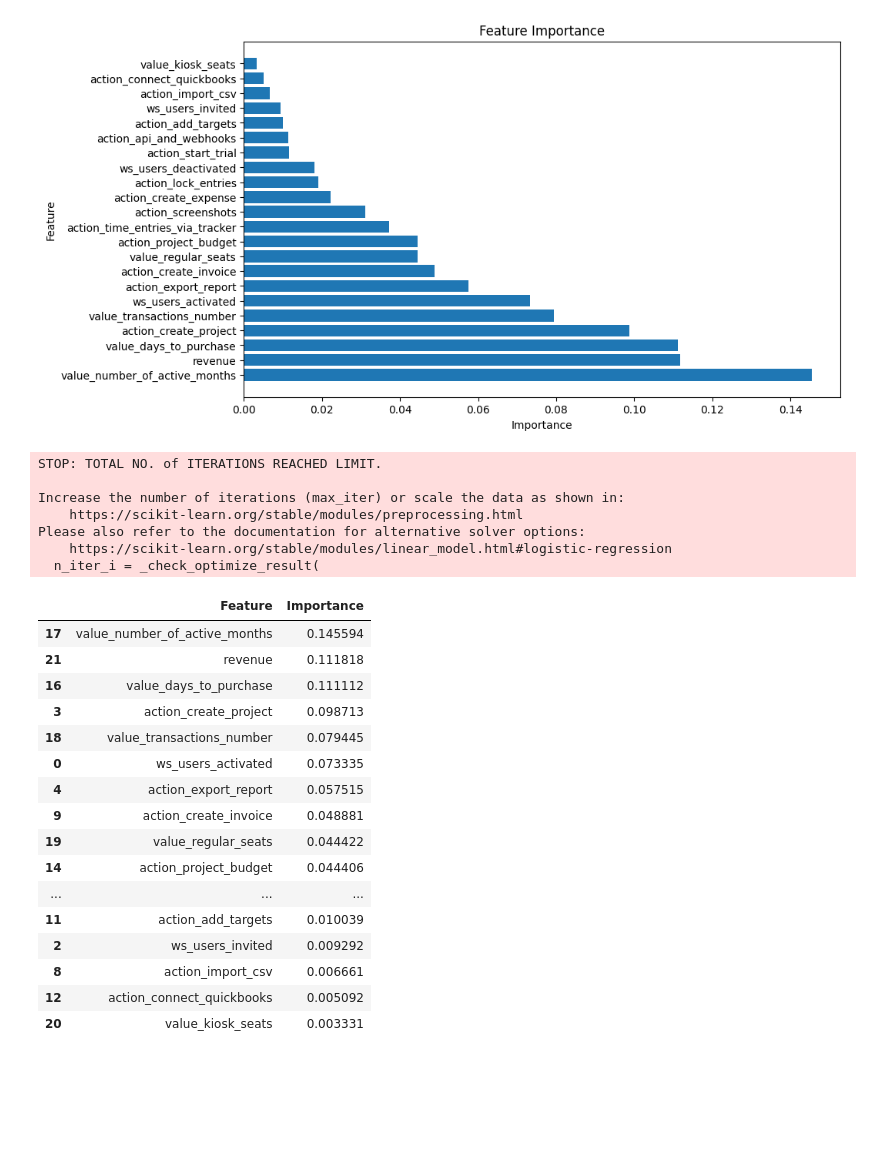
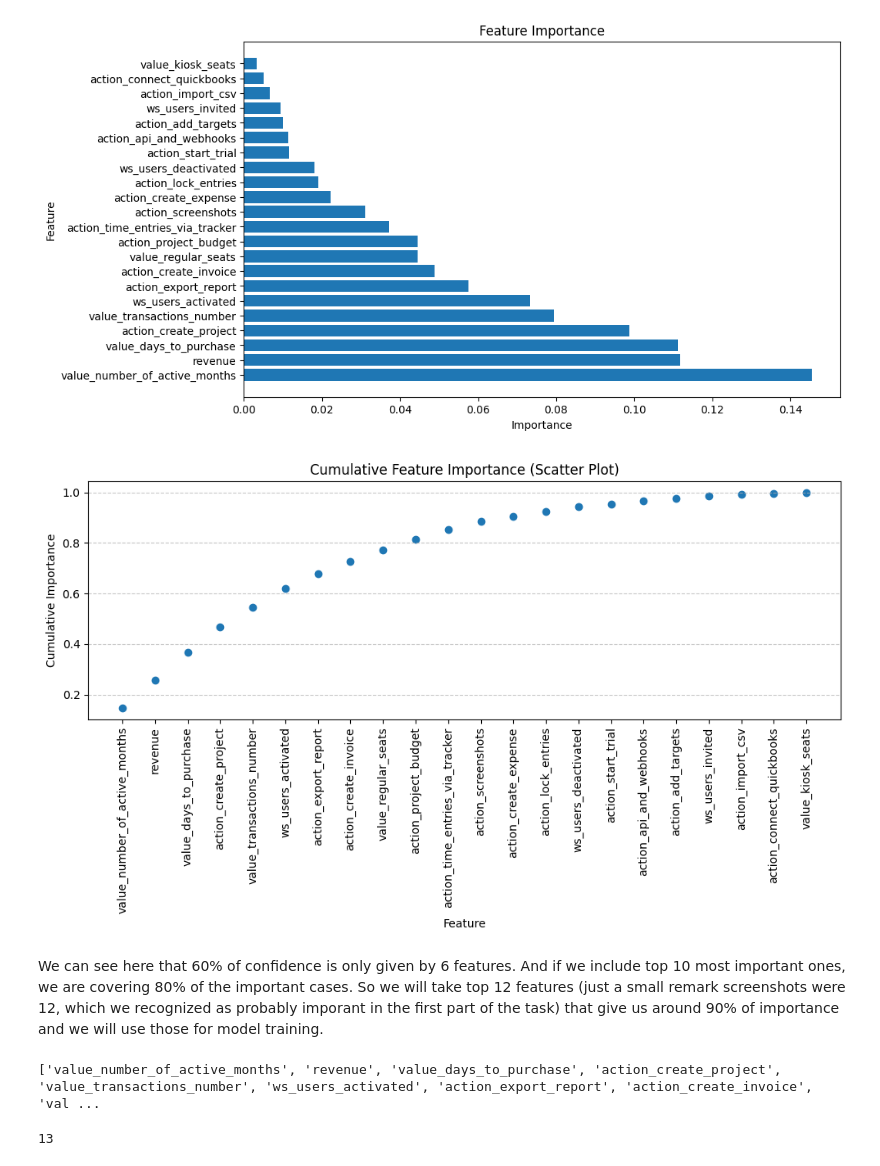
Before and after one commit to AdelisaSoft/CAKETask, a Jupyter notebook: notebooks/churn_task_part_2_feature_importance.ipynb, the cells around one changed output. Cells and saved outputs as stored; diff of their text form; code cells hidden in the pictures; blank space fills up the shorter version.

```diff
--- a/notebooks/churn_task_part_2_feature_importance.ipynb
+++ b/notebooks/churn_task_part_2_feature_importance.ipynb
@@ -122,49 +129,27 @@ plt.title('Feature Importance')
 plt.show()
 # %% [output]
 [figure]
-# %%
-X = churn_df.drop(['churned_status', 'country'], axis=1)
-y = churn_df['churned_status']  # Target variable
-
-# Create a Logistic Regression classifier
-logistic_regression = LogisticRegression()
-
-# Fit the classifier to your data
-logistic_regression.fit(X, y)
-
-# Get the coefficients (weights) of the logistic regression model
-coefficients = logistic_regression.coef_[0]
-
-# Create a DataFrame to display feature coefficients
-coefficient_df = pd.DataFrame({'Feature': X.columns, 'Coefficient': coefficients})
-
-# Sort the DataFrame by coefficient values in descending order
-coefficient_df = coefficient_df.sort_values(by='Coefficient', ascending=False)
-
-# Showing the results
-importance_df.head(25)
-# %% [output]
-STOP: TOTAL NO. of ITERATIONS REACHED LIMIT.
-
-Increase the number of iterations (max_iter) or scale the data as shown in:
-    https://scikit-learn.org/stable/modules/preprocessing.html
-Please also refer to the documentation for alternative solver options:
-    https://scikit-learn.org/stable/modules/linear_model.html#logistic-regression
-  n_iter_i = _check_optimize_result(
-|  | Feature | Importance |
-| 17 | value_number_of_active_months | 0.145594 |
-| 21 | revenue | 0.111818 |
-| 16 | value_days_to_purchase | 0.111112 |
-| 3 | action_create_project | 0.098713 |
-| 18 | value_transactions_number | 0.079445 |
-| 0 | ws_users_activated | 0.073335 |
-| 4 | action_export_report | 0.057515 |
-| 9 | action_create_invoice | 0.048881 |
-| 19 | value_regular_seats | 0.044422 |
-| 14 | action_project_budget | 0.044406 |
-| ... | ... | ... |
-| 11 | action_add_targets | 0.010039 |
-| 2 | ws_users_invited | 0.009292 |
-| 8 | action_import_csv | 0.006661 |
-| 12 | action_connect_quickbooks | 0.005092 |
-| 20 | value_kiosk_seats | 0.003331 |
+# %%
+plt.figure(figsize=(10, 6))
+plt.scatter(importance_df_rf['Feature'], importance_df_rf['Cumulative Importance'])
+plt.xlabel('Feature')
+plt.ylabel('Cumulative Importance')
+plt.title('Cumulative Feature Importance (Scatter Plot)')
+plt.xticks(rotation=90)  # Rotate x-axis labels for better readability
+plt.grid(True, axis='y', linestyle='--', alpha=0.7)  # Add grid lines to the y-axis
+plt.tight_layout()  # Ensure the labels fit within the figure
+plt.show()
+# %% [output]
+[figure, added]
+# %% [markdown]
+We can see here that 60% of confidence is only given by 6 features. And if we include top 10 most important ones, we are covering 80% of the important cases. So we will take top 12 features (just a small remark screenshots were 12, which we recognized as probably imporant in the first part of the task) that give us around 90% of importance and we will use those for model training.
+# %%
+top_12_features_with_target_column = list(importance_df_rf['Feature'][:12])
+top_12_features_with_target_column.append("churned_status")
+print(top_12_features_with_target_column)
+# %% [output]
+['value_number_of_active_months', 'revenue', 'value_days_to_purchase', 'action_create_project', 'value_transactions_number', 'ws_users_activated', 'action_export_report', 'action_create_invoice', 'val ...
+# %%
+len(top_12_features_with_target_column)
+# %% [output]
+13
```
Also changed, not shown: parts of 6 cells of this notebook, 1 other file.
